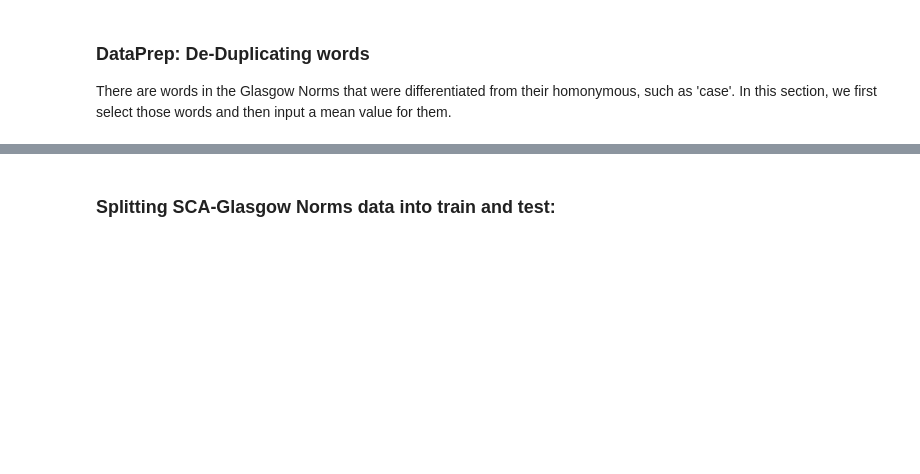
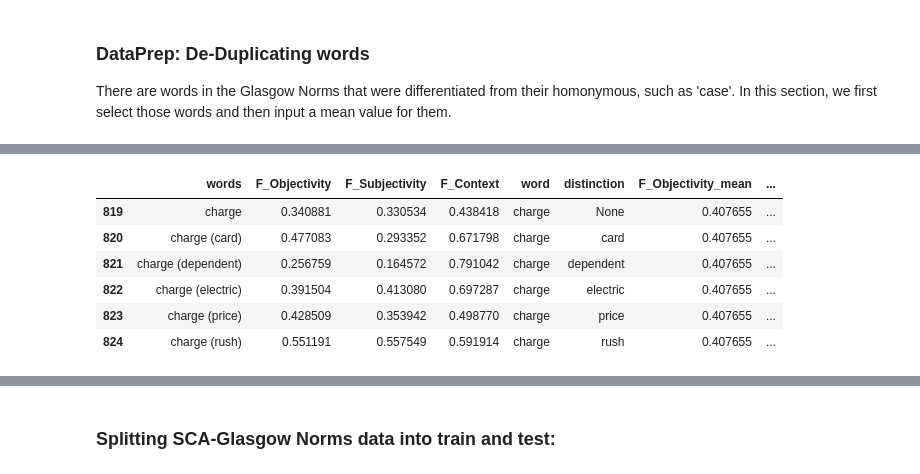
Before and after one commit to tbnsilveira/semantic_classifier, a Jupyter notebook: notebooks/Exp01_SCA_WE.ipynb, the cells around one changed output, grey strips where cells are left out. Drawn from its saved outputs; the diff is of its cells as text; code cells hidden in the pictures; blank space fills up the shorter version.

```diff
--- a/notebooks/Exp01_SCA_WE.ipynb
+++ b/notebooks/Exp01_SCA_WE.ipynb
@@ -211,0 +173,3 @@ print(df_duplicated)
+# %%
+# Calculating the mean of F_Objectivity and F_Subjectivity for each group of "word"
+mean_values = df_homonym.groupby('word')[['F_Objectivity', 'F_Subjectivity']].mean().reset_index()
@@ -211,0 +192,14 @@ print(df_duplicated)
+# %%
+## Merging the mean values back into the original DataFrame
+df = pd.merge(df_homonym, mean_values, on='word', suffixes=('', '_mean'))
+
+## Checking an example (is the "_mean" values equal for all instances?):
+df[df['word'] == 'charge']
+# %% [output]
+|  | words | F_Objectivity | F_Subjectivity | F_Context | word | distinction | F_Objectivity_mean | ... |
+| 819 | charge | 0.340881 | 0.330534 | 0.438418 | charge | None | 0.407655 | ... |
+| 820 | charge (card) | 0.477083 | 0.293352 | 0.671798 | charge | card | 0.407655 | ... |
+| 821 | charge (dependent) | 0.256759 | 0.164572 | 0.791042 | charge | dependent | 0.407655 | ... |
+| 822 | charge (electric) | 0.391504 | 0.413080 | 0.697287 | charge | electric | 0.407655 | ... |
+| 823 | charge (price) | 0.428509 | 0.353942 | 0.498770 | charge | price | 0.407655 | ... |
+| 824 | charge (rush) | 0.551191 | 0.557549 | 0.591914 | charge | rush | 0.407655 | ... |
```
Also changed, not shown: parts of 15 cells of this notebook.
